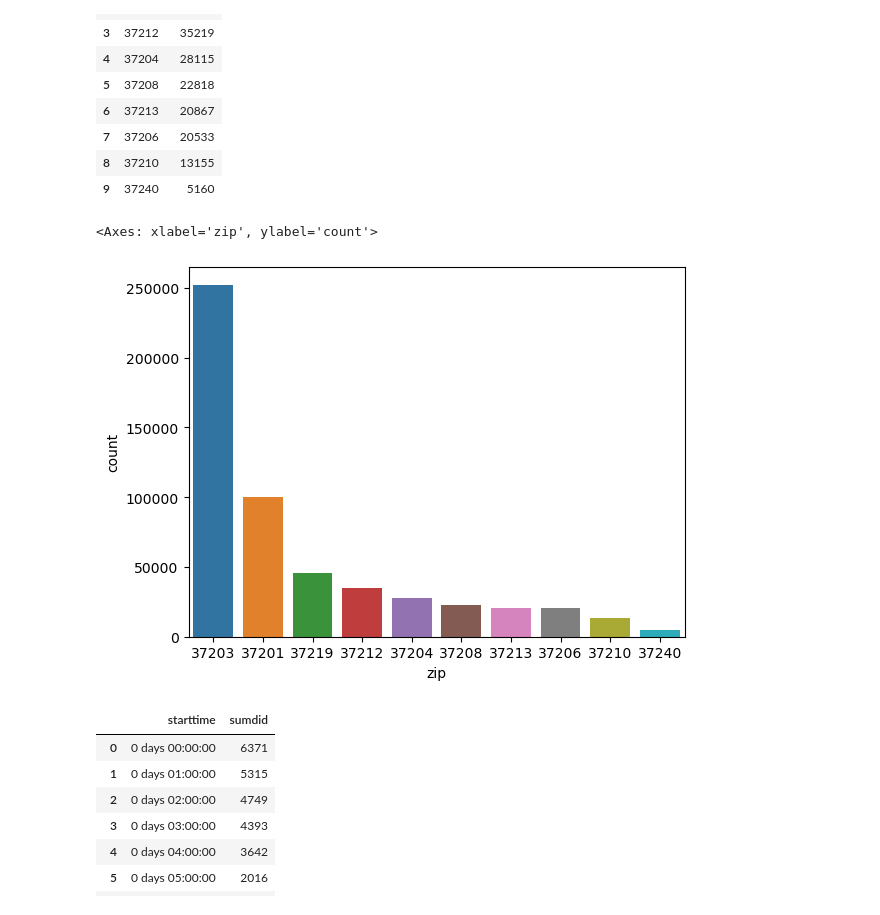
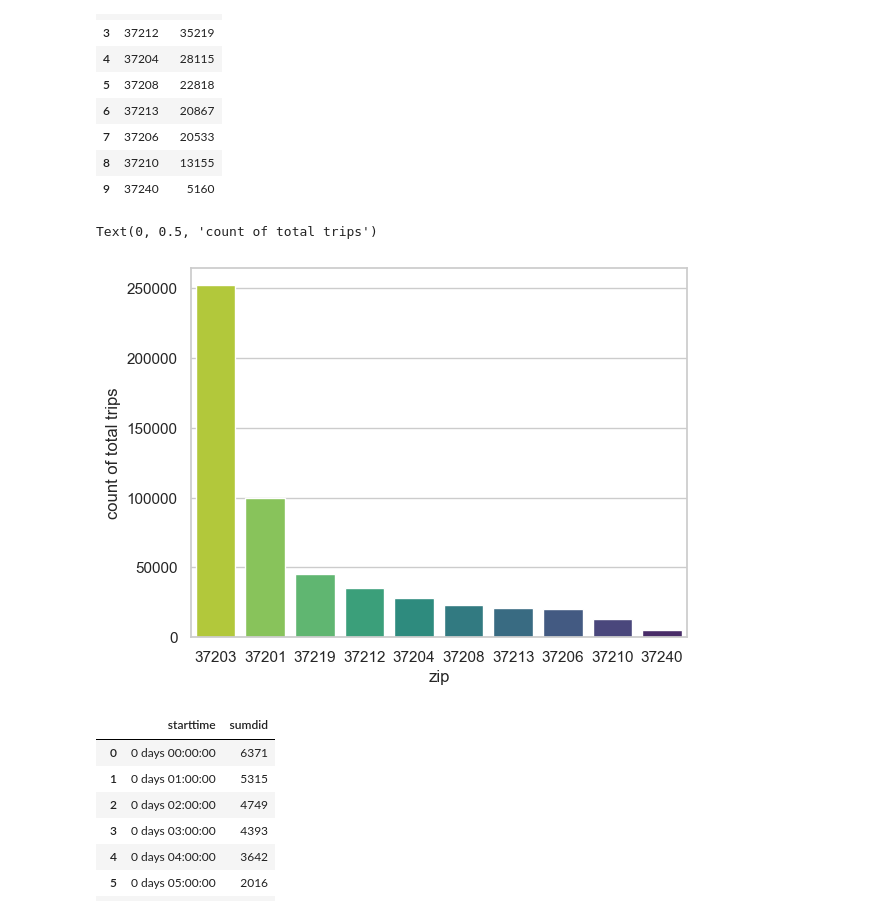
Before and after one commit to NSS-Data-Analytics-Cohort-11/scooters-supreme, a Jupyter notebook: notebooks/scooters.ipynb, the cells around one changed output. Saved outputs shown, nothing was run; the diff lists cells and outputs as text; code cells hidden in the pictures.

```diff
--- a/notebooks/scooters.ipynb
+++ b/notebooks/scooters.ipynb
@@ -707,10 +808,12 @@ zip_count
 | 9 | 37240 | 5160 |
 # %%
 #plot of zip code counts
-sns.barplot(x='zip', y = 'count', data=zip_count)
+#sns.color_palette("viridis", as_cmap=True)
+sns.barplot(x='zip', y = 'count', data=zip_count, palette='viridis_r')
+plt.ylabel('count of total trips')
 # %% [output]
-<Axes: xlabel='zip', ylabel='count'>
+Text(0, 0.5, 'count of total trips')
-[figure, old version]
+[figure, new version]
 # %%
 #creating variables for a selection of most popular zip codes
 trips_37203 = start_trips_zip.loc[start_trips_zip['zip'] == '37203']
```
Also changed, not shown: parts of 39 cells of this notebook, 1 other file.
